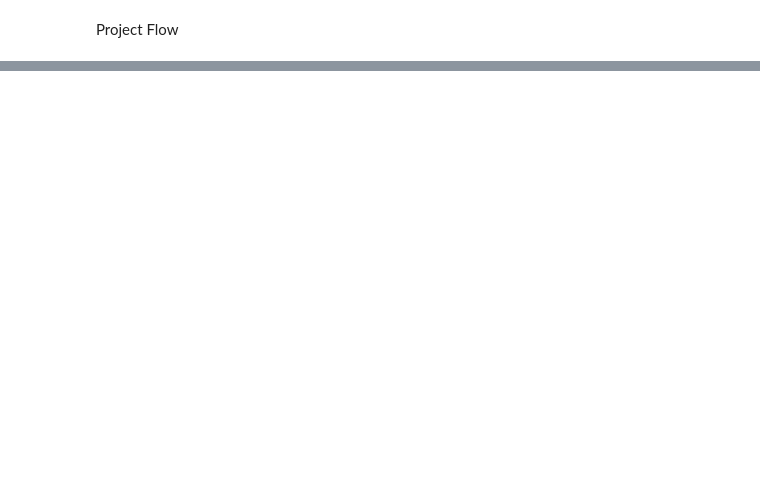
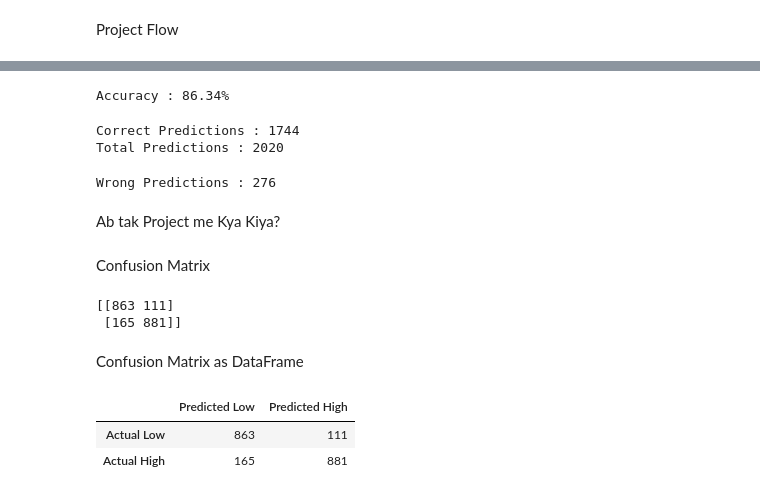
Before and after one commit to Shubhamspc90/AI_ML, a Jupyter notebook: python/data_science_library/projects/Sales_ML_Project.ipynb, the cells around one changed output, grey strips where cells are left out. Drawn from its saved outputs; the diff is of its cells as text; code cells hidden in the pictures; blank space fills up the shorter version.

```diff
--- a/python/data_science_library/projects/Sales_ML_Project.ipynb
+++ b/python/data_science_library/projects/Sales_ML_Project.ipynb
@@ -804,0 +933,26 @@ Project Flow
+# %%
+from sklearn.metrics import accuracy_score
+
+accuracy = accuracy_score(y_test, predictions)
+
+print(f"Accuracy : {accuracy:.2%}")
+# %% [output]
+Accuracy : 86.34%
+# %%
+correct_predictions = (y_test == predictions).sum()
+
+total_predictions = len(y_test)
+
+print("Correct Predictions :", correct_predictions)
+print("Total Predictions :", total_predictions)
+# %% [output]
+Correct Predictions : 1744
+Total Predictions : 2020
+# %%
+wrong_predictions = total_predictions - correct_predictions
+
+print("Wrong Predictions :", wrong_predictions)
+# %% [output]
+Wrong Predictions : 276
+# %% [markdown]
+Ab tak Project me Kya Kiya?
@@ -804,0 +1043,11 @@ Project Flow
+# %% [markdown]
+Confusion Matrix
+# %%
+from sklearn.metrics import confusion_matrix
+
+cm = confusion_matrix(y_test, predictions)
+
+print(cm)
+# %% [output]
+[[863 111]
+ [165 881]]
@@ -804,0 +1061,16 @@ Project Flow
+# %% [markdown]
+Confusion Matrix as DataFrame
+# %%
+import pandas as pd
+
+cm_df = pd.DataFrame(
+    cm,
+    index=["Actual Low", "Actual High"],
+    columns=["Predicted Low", "Predicted High"]
+)
+
+cm_df
+# %% [output]
+|  | Predicted Low | Predicted High |
+| Actual Low | 863 | 111 |
+| Actual High | 165 | 881 |
```
Also changed, not shown: parts of 29 cells of this notebook.
